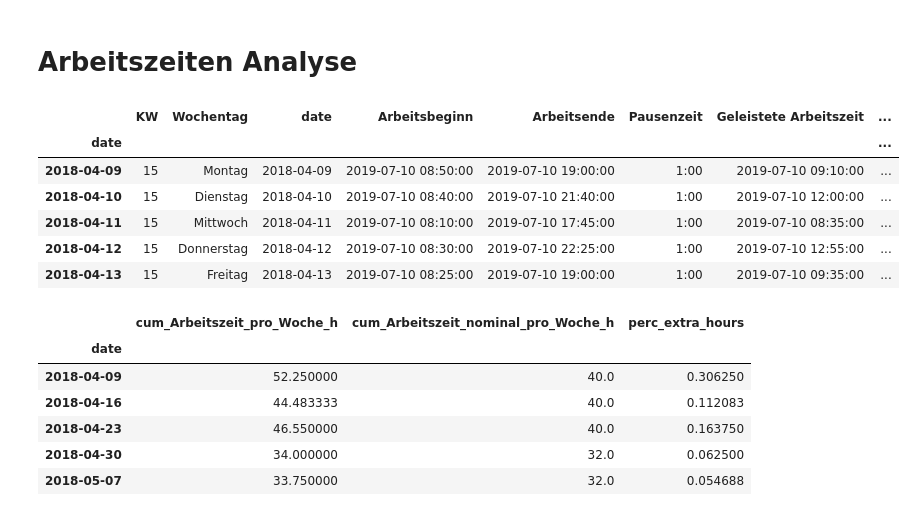
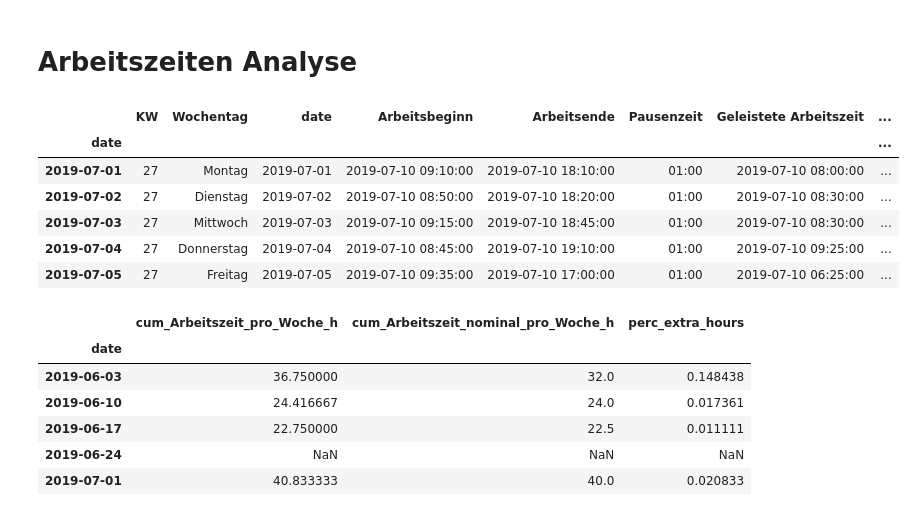
Before and after one commit to rikunert/working_hours, a Jupyter notebook: Arbeitszeiten_analyse.ipynb, the cells around one changed output. Saved outputs shown, nothing was run; the diff lists cells and outputs as text; code cells hidden in the pictures.

```diff
--- a/Arbeitszeiten_analyse.ipynb
+++ b/Arbeitszeiten_analyse.ipynb
@@ -24,51 +24,51 @@ for i, col_name in enumerate(['Arbeitsbeginn', 'Arbeitsende', 'Geleistete Arbeit
 df['cum_Arbeitszeit_pro_Woche_h'] = np.nan
 for i in df.index:
     #print(i)
     if df.loc[i, 'Wochentag'] == 'Montag':
         df.loc[i, 'cum_Arbeitszeit_pro_Woche_h'] = df.loc[i, 'Arbeitszeit_h']
     else:
         df.loc[i, 'cum_Arbeitszeit_pro_Woche_h'] = np.nansum([df.loc[i - 1, 'cum_Arbeitszeit_pro_Woche_h'], df.loc[i, 'Arbeitszeit_h']])
 
 df['Nominale Arbeitszeit'] = pd.to_datetime(df['Nominale Arbeitszeit'])
 df['cum_Arbeitszeit_nominal_pro_Woche_h'] = np.nan
 for i in df.index:
 
     #print(i)
     #print(df.loc[i, 'Nominale Arbeitszeit'])
 
     if not pd.isna(df.loc[i, 'Nominale Arbeitszeit']):
         nom_h = df.loc[i, 'Nominale Arbeitszeit'].hour + df.loc[i, 'Nominale Arbeitszeit'].minute/60 # error due to NaN
     else:
         nom_h = np.nan
 
     if df.loc[i, 'Wochentag'] == 'Montag':
         df.loc[i, 'cum_Arbeitszeit_nominal_pro_Woche_h'] = nom_h
     else:
         df.loc[i, 'cum_Arbeitszeit_nominal_pro_Woche_h'] = np.nansum([df.loc[i - 1, 'cum_Arbeitszeit_nominal_pro_Woche_h'], nom_h])
 
 df.index=df['date']
 
-df.head()
+df.tail()
 # %% [output]
 |  | KW | Wochentag | date | Arbeitsbeginn | Arbeitsende | Pausenzeit | Geleistete Arbeitszeit | ... |
 | date |  |  |  |  |  |  |  | ... |
-| 2018-04-09 | 15 | Montag | 2018-04-09 | 2019-07-10 08:50:00 | 2019-07-10 19:00:00 | 1:00 | 2019-07-10 09:10:00 | ... |
-| 2018-04-10 | 15 | Dienstag | 2018-04-10 | 2019-07-10 08:40:00 | 2019-07-10 21:40:00 | 1:00 | 2019-07-10 12:00:00 | ... |
-| 2018-04-11 | 15 | Mittwoch | 2018-04-11 | 2019-07-10 08:10:00 | 2019-07-10 17:45:00 | 1:00 | 2019-07-10 08:35:00 | ... |
-| 2018-04-12 | 15 | Donnerstag | 2018-04-12 | 2019-07-10 08:30:00 | 2019-07-10 22:25:00 | 1:00 | 2019-07-10 12:55:00 | ... |
-| 2018-04-13 | 15 | Freitag | 2018-04-13 | 2019-07-10 08:25:00 | 2019-07-10 19:00:00 | 1:00 | 2019-07-10 09:35:00 | ... |
+| 2019-07-01 | 27 | Montag | 2019-07-01 | 2019-07-10 09:10:00 | 2019-07-10 18:10:00 | 01:00 | 2019-07-10 08:00:00 | ... |
+| 2019-07-02 | 27 | Dienstag | 2019-07-02 | 2019-07-10 08:50:00 | 2019-07-10 18:20:00 | 01:00 | 2019-07-10 08:30:00 | ... |
+| 2019-07-03 | 27 | Mittwoch | 2019-07-03 | 2019-07-10 09:15:00 | 2019-07-10 18:45:00 | 01:00 | 2019-07-10 08:30:00 | ... |
+| 2019-07-04 | 27 | Donnerstag | 2019-07-04 | 2019-07-10 08:45:00 | 2019-07-10 19:10:00 | 01:00 | 2019-07-10 09:25:00 | ... |
+| 2019-07-05 | 27 | Freitag | 2019-07-05 | 2019-07-10 09:35:00 | 2019-07-10 17:00:00 | 01:00 | 2019-07-10 06:25:00 | ... |
 # %%
 df_KW = df.loc[:, ['cum_Arbeitszeit_pro_Woche_h', 'cum_Arbeitszeit_nominal_pro_Woche_h']].resample("7d").max()
 df_KW['perc_extra_hours'] = ((df_KW['cum_Arbeitszeit_pro_Woche_h'] / df_KW['cum_Arbeitszeit_nominal_pro_Woche_h']) - 1)
-df_KW.head()
+df_KW.tail()
 # %% [output]
 |  | cum_Arbeitszeit_pro_Woche_h | cum_Arbeitszeit_nominal_pro_Woche_h | perc_extra_hours |
 | date |  |  |  |
-| 2018-04-09 | 52.250000 | 40.0 | 0.306250 |
-| 2018-04-16 | 44.483333 | 40.0 | 0.112083 |
-| 2018-04-23 | 46.550000 | 40.0 | 0.163750 |
-| 2018-04-30 | 34.000000 | 32.0 | 0.062500 |
-| 2018-05-07 | 33.750000 | 32.0 | 0.054688 |
+| 2019-06-03 | 36.750000 | 32.0 | 0.148438 |
+| 2019-06-10 | 24.416667 | 24.0 | 0.017361 |
+| 2019-06-17 | 22.750000 | 22.5 | 0.011111 |
+| 2019-06-24 | NaN | NaN | NaN |
+| 2019-07-01 | 40.833333 | 40.0 | 0.020833 |
 # %%
 def nuss_style_fun(ax, title, author_line=True):
 
```
Also changed, not shown: parts of 5 cells of this notebook, 3 other files.
